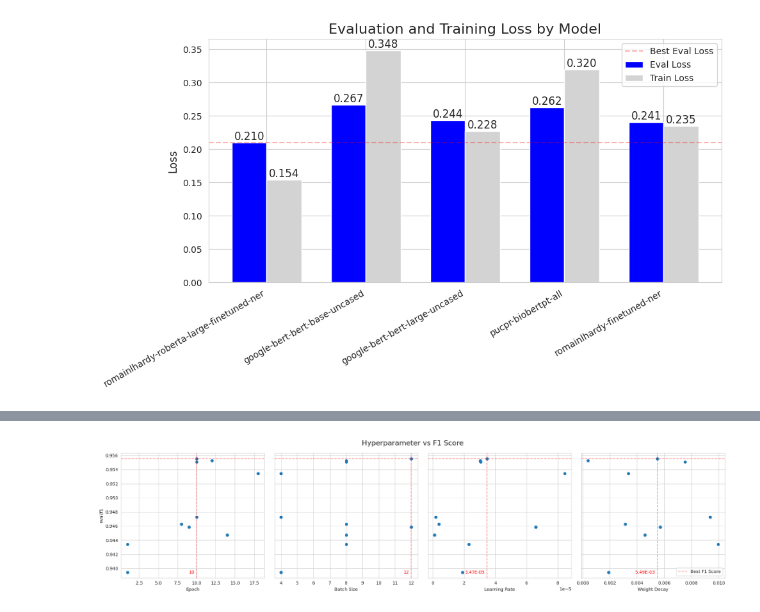
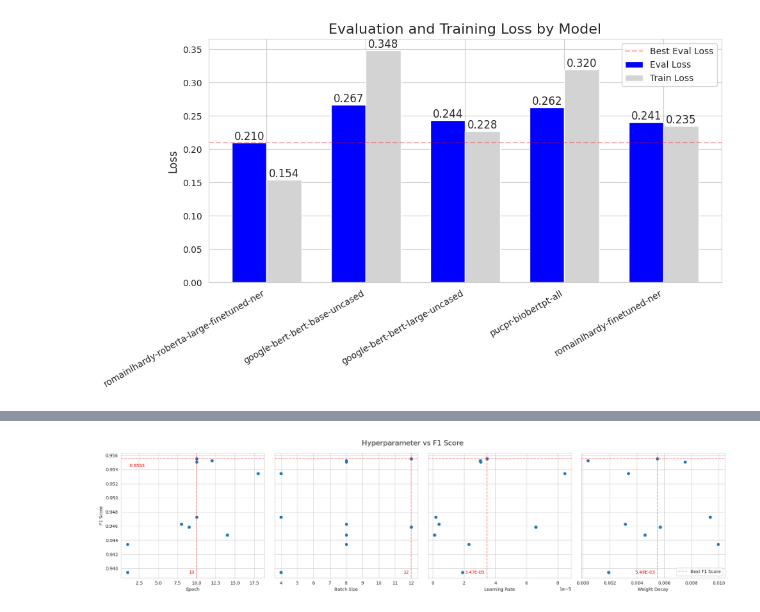
Before and after one commit to Cogniveon/nlpcw, a Jupyter notebook: evaluation.ipynb, the cells around one changed output, grey strips where cells are left out. Cells and saved outputs as stored; diff of their text form; code cells hidden in the pictures.

Commit message:
add f1 score annotation

```diff
--- a/evaluation.ipynb
+++ b/evaluation.ipynb
@@ -159,32 +159,40 @@ from decimal import Decimal
 
 n_axes = {'train/epoch': 'Epoch', 'per_device_train_batch_size': 'Batch Size', 'learning_rate': 'Learning Rate', 'weight_decay': 'Weight Decay'}
 
 best_f1_index = optuna_exps_df['eval/f1'].idxmax()
 best_f1_row = optuna_exps_df.loc[best_f1_index]
 
 fig, axes = plt.subplots(1, len(n_axes), figsize=(20, 5), sharey=True)
 
 for i, x in enumerate(n_axes.items()):
     x, label = x
     axes[i].scatter(optuna_exps_df[x], optuna_exps_df['eval/f1'])
     axes[i].axvline(x=best_f1_row[x], color='red', linestyle='--', alpha=0.4, label='Best F1 Score')
     axes[i].axhline(y=best_f1_row['eval/f1'], color='red', linestyle='--', alpha=0.4)
     axes[i].set_xlabel(label)
     if i == 0:
-        axes[i].set_ylabel('eval/f1')
+        axes[i].set_ylabel('F1 Score')
 
 
     axes[i].annotate(f"{best_f1_row[x]}" if i < 2 else f"{'%.2E' % Decimal(best_f1_row[x])}",
                       xy=(best_f1_row[x], 0),
                       xycoords=('data', 'axes fraction'),
                       xytext=(-5, 10),
                       textcoords='offset points',
                       ha='right',
                       color='red')
 
+axes[0].annotate(f"{best_f1_row['eval/f1']:.4f}",
+                      xy=(best_f1_row['eval/f1'], 0),
+                      xycoords=('data', 'axes fraction'),
+                      xytext=(5, 250),
+                      textcoords='offset points',
+                      ha='left',
+                      color='red')
+
 fig.suptitle('Hyperparameter vs F1 Score', fontsize=16)
 plt.tight_layout()
 plt.legend()
 plt.show()
 # %% [output]
-[figure, old version]
+[figure, new version]
```
